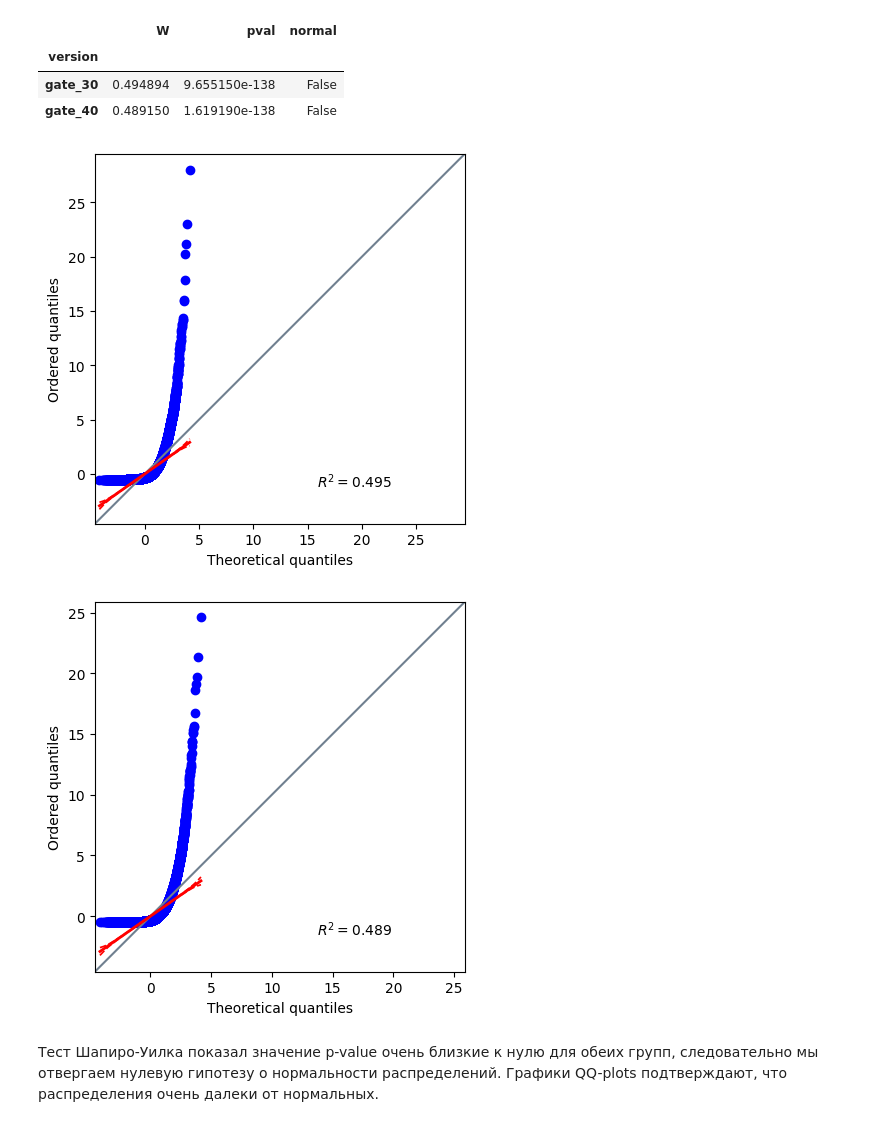
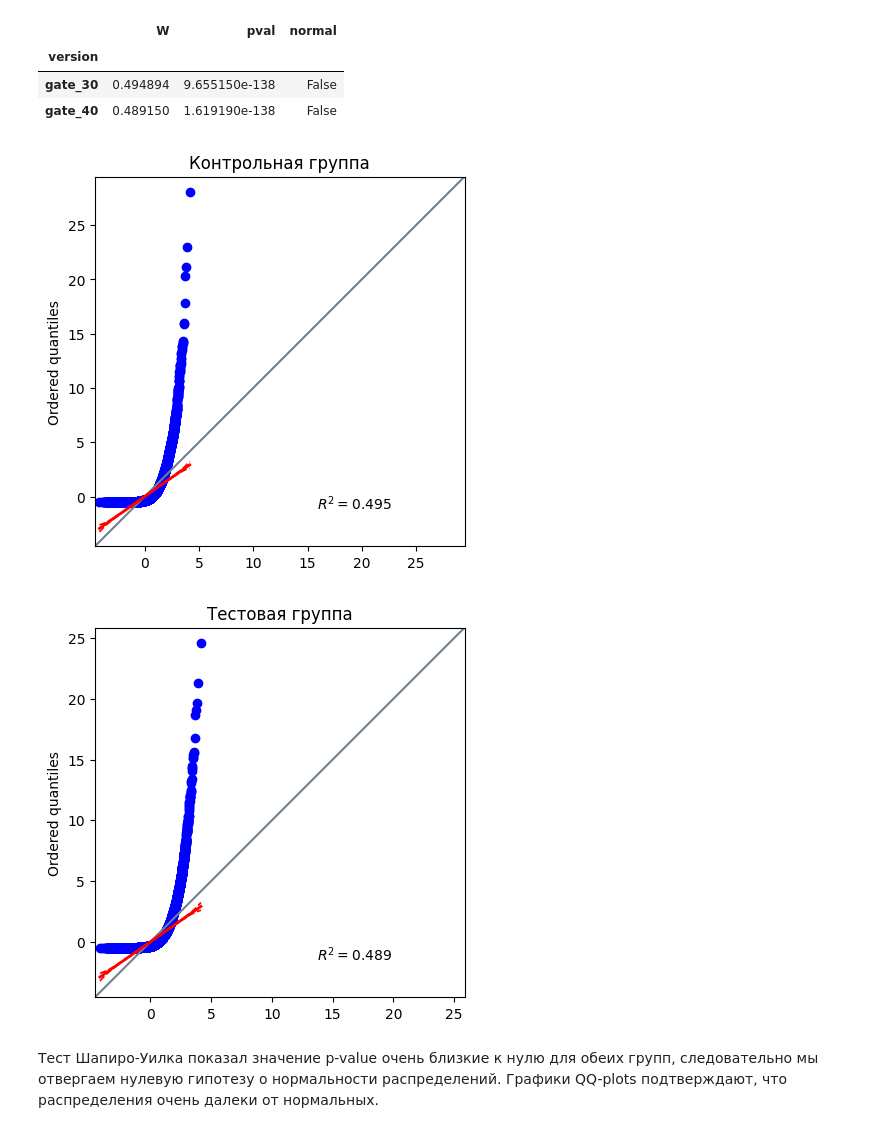
Before and after one commit to OlgaUman/AB-testing-Cookie-Cats, a Jupyter notebook: mobile-game-CookieCats-AB.ipynb, the cells around one changed output. Cells and saved outputs as stored; diff of their text form; code cells hidden in the pictures.

Commit message:
fix visualisation

```diff
--- a/mobile-game-CookieCats-AB.ipynb
+++ b/mobile-game-CookieCats-AB.ipynb
@@ -8,6 +8,8 @@ import matplotlib.pyplot as plt
 import seaborn as sns
 
 import pingouin as pg
+
+sns.set_palette('Set2')
 # %% [markdown]
 ### 1. Предварительный анализ данных.
 # %%
@@ -161,12 +163,16 @@ pg.normality(data=clear_df, dv='sum_gamerounds', group='version')
 # %%
 # Построим графики QQ-plot для дополнительной визуализации
 pg.qqplot(gr_A.sum_gamerounds)
+plt.title('Контрольная группа')
+plt.xlabel('')
 plt.show()
 pg.qqplot(gr_B.sum_gamerounds)
+plt.title('Тестовая группа')
+plt.xlabel('')
 plt.show()
 # %% [output]
-[figure, old version]
+[figure, new version]
-[figure, old version]
+[figure, new version]
 # %% [markdown]
 Тест Шапиро-Уилка показал значение p-value очень близкие к нулю для обеих групп, следовательно мы отвергаем нулевую гипотезу о нормальности распределений. Графики QQ-plots подтверждают, что распределения очень далеки от нормальных.
 # %% [markdown]
```
Also changed, not shown: parts of 2 cells of this notebook.
